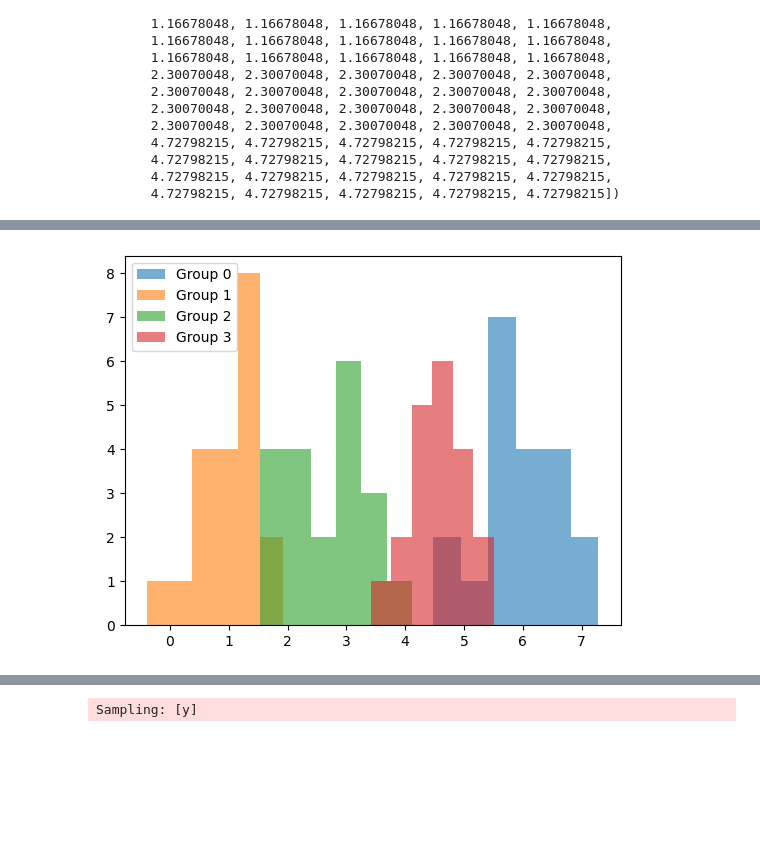
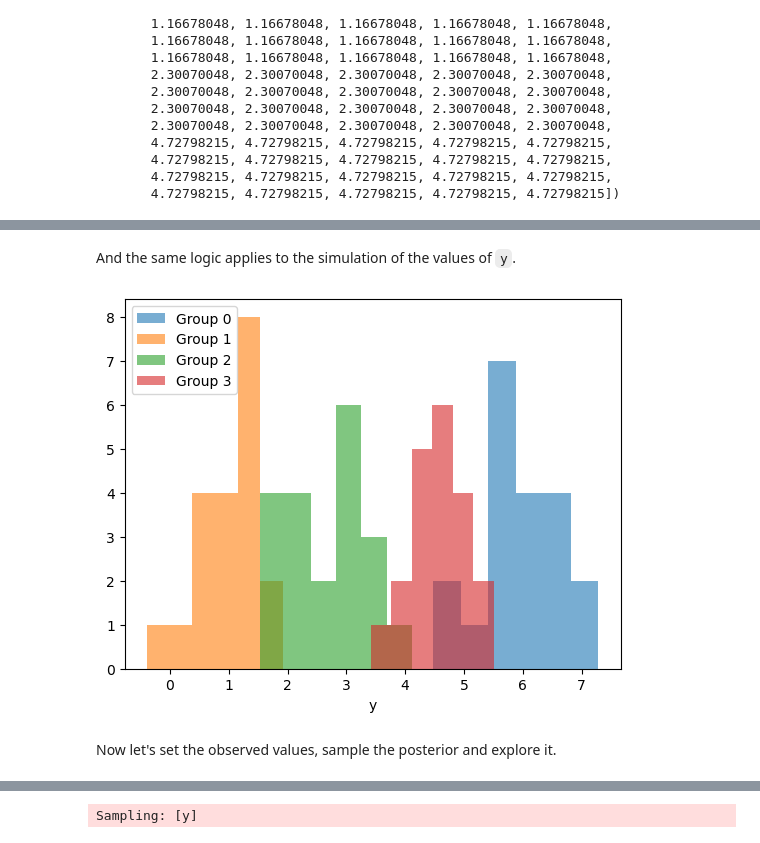
Before and after one commit to tomicapretto/tomicapretto.github.io, a Jupyter notebook: posts/2024-11-01_pymc-data-simulation/index.ipynb, the cells around one changed output, grey strips where cells are left out. Cells and saved outputs as stored; diff of their text form; code cells hidden in the pictures; blank space fills up the shorter version.

Commit message:
Data simulation with PyMC

```diff
--- a/posts/2024-10-31_pymc-data-simulation/index.ipynb
+++ b/posts/2024-11-01_pymc-data-simulation/index.ipynb
@@ -150,0 +338,14 @@ model_observed_data.to_graphviz()
+# %%
+N = 20
+
+with pm.Model() as model:
+    alpha = pm.Normal("alpha", mu=0, sigma=1)
+    beta = pm.Normal("beta", mu=0, sigma=1)
+    x = pm.Normal("x", shape=N) # there are as many 'x' values as observations
+
+    mu = alpha + beta * x
+    sigma = pm.Gamma("sigma", alpha=2, beta=2)
+
+    pm.Normal("y", mu=mu, sigma=sigma, shape=N)
+
+model.to_graphviz()
@@ -200,14 +442,0 @@ for a, b in zip(posterior_draws["alpha"].to_numpy(), posterior_draws["beta"].to_
-# %%
-N = 20
-
-with pm.Model() as model:
-    alpha = pm.Normal("alpha")
-    beta = pm.Normal("beta")
-    x = pm.Normal("x", shape=N)
-
-    mu = alpha + beta * x
-    sigma = pm.Gamma("sigma", alpha=2, beta=2)
-
-    pm.Normal("y", mu=mu, sigma=sigma, shape=N)
-
-model.to_graphviz()
@@ -406,10 +532,19 @@ array([ 5.96848962,  5.41773617,  5.97582542,  6.16600045,  5.82297508,
+# %% [markdown]
+And the same logic applies to the simulation of the values of `y`.
 # %%
+# Simulate values
+y_values = pm.draw(model_fixed_parameters["y"], random_seed=rng)
+
+# Plot empirical distributions
 fig, ax = plt.subplots()
 
 for j in range(J):
     ax.hist(y_values[group_idx == j], bins=6, alpha=0.6, label=f"Group {j}")
-ax.legend();
+ax.legend()
+ax.set(xlabel="y");
 # %% [output]
-[figure, old version]
+[figure, new version]
+# %% [markdown]
+Now let's set the observed values, sample the posterior and explore it.
 # %%
 model_observed_data = pm.observe(model, {"y": y_values})
```
Also changed, not shown: parts of 126 cells of this notebook, 46 other files.
